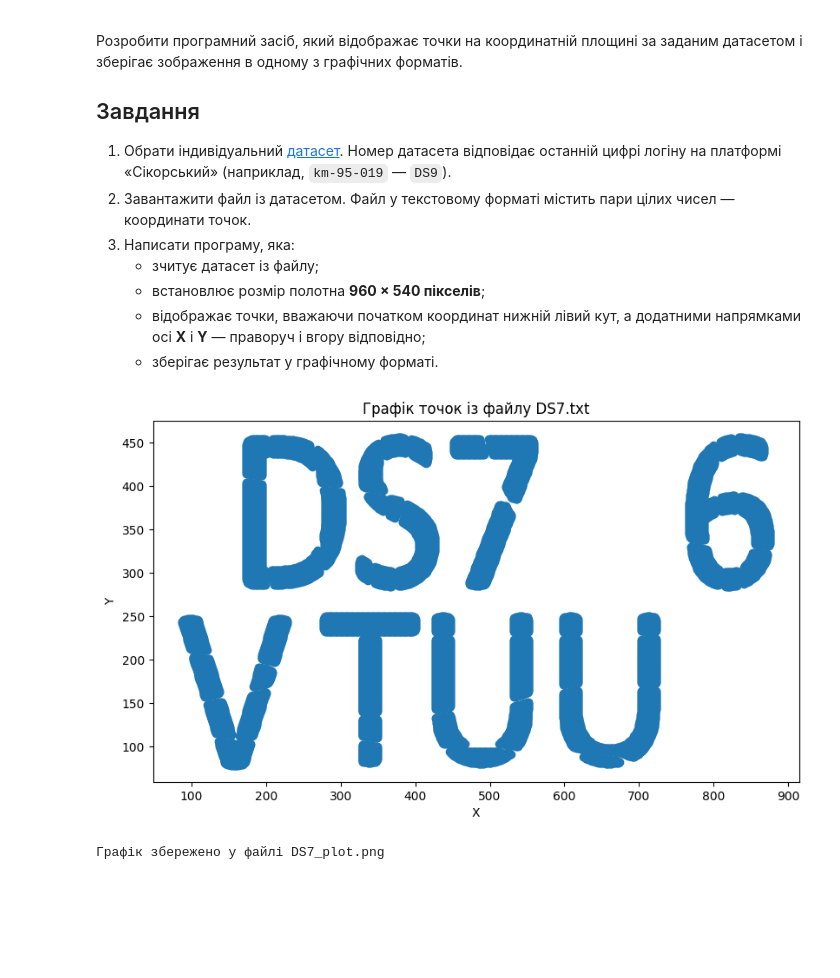
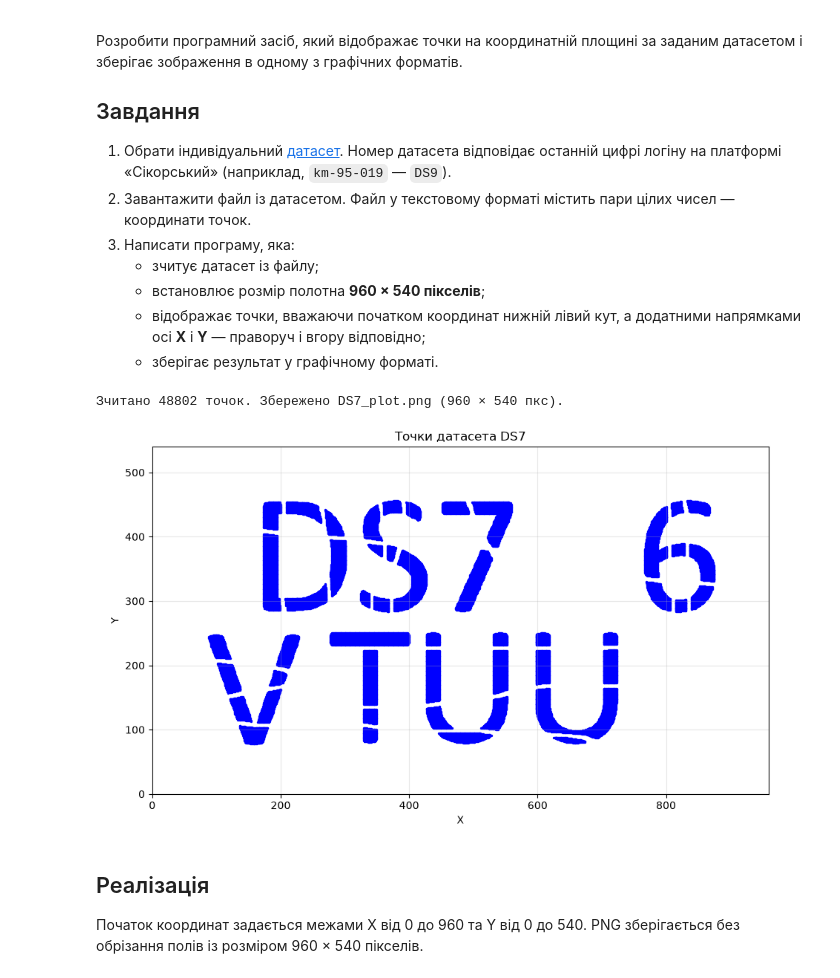
Before and after one commit to vasilbugajcuk164-arch/CGM, a Jupyter notebook: лабораторна робота 2/lab.ipynb, the cells around one changed output. Drawn from its saved outputs; the diff is of its cells as text; code cells hidden in the pictures; blank space fills up the shorter version.

```diff
--- a/лабораторна робота 2/lab.ipynb
+++ b/лабораторна робота 2/lab.ipynb
@@ -19,24 +19,40 @@
     - встановлює розмір полотна **960 × 540 пікселів**;
     - відображає точки, вважаючи початком координат нижній лівий кут, а додатними напрямками осі **X** і **Y** — праворуч і вгору відповідно;
     - зберігає результат у графічному форматі.
-# %%
-#бібліотеки
-import matplotlib.pyplot as plt
-#зчитання датасет із файлу
-with open('DS7.txt', 'r') as f:
-    data = f.read().splitlines()
-
-'''графік  розмір полотна **960 × 540 пікселів**;
-відображає точки, вважаючи початком координат нижній лівий кут, а додатними напрямками осі **X** і **Y** — праворуч і вгору відповідно;
-зберігає результат у графічному форматі.'''
-plt.figure(figsize=(9.6, 5.4))
-plt.plot([float(i.split()[0]) for i in data], [float(i.split()[1]) for i in data], 'o')
-plt.xlabel('X')
-plt.ylabel('Y')
-plt.title('Графік точок із файлу DS7.txt')
-plt.savefig('DS7_plot.png')
-plt.show()
-print("Графік збережено у файлі DS7_plot.png")
-# %% [output]
-[figure, removed]
-Графік збережено у файлі DS7_plot.png
+# %%
+from pathlib import Path
+import math
+import matplotlib.pyplot as plt
+
+# Підтримуємо запуск із папки лабораторної або кореня репозиторію.
+root = Path.cwd()
+if not (root / "лабораторна робота 2").is_dir():
+    root = root.parent
+
+input_path = root / "лабораторна робота 2" / "DS7.txt"
+output_path = input_path.parent / "DS7_plot.png"
+points = []
+with input_path.open(encoding="utf-8") as file:
+    for line in file:
+        if line.strip() and not line.lstrip().startswith("#"):
+            x, y = map(float, line.split())
+            points.append((x, y))
+
+fig, ax = plt.subplots(figsize=(9.6, 5.4), dpi=100, layout="constrained")
+ax.scatter([x for x, y in points], [y for x, y in points], s=2, color="blue")
+ax.set(xlim=(0, 960), ylim=(0, 540), xlabel="X", ylabel="Y",
+       title="Точки датасета DS7")
+ax.set_aspect("equal", adjustable="box")
+ax.grid(True, alpha=0.3)
+fig.savefig(output_path, dpi=100)
+plt.show()
+print(f"Зчитано {len(points)} точок. Збережено {output_path.name} (960 × 540 пкс).")
+# %% [output]
+Зчитано 48802 точок. Збережено DS7_plot.png (960 × 540 пкс).
+[figure, added]
+# %% [markdown]
+
+
+## Реалізація
+
+Початок координат задається межами X від 0 до 960 та Y від 0 до 540. PNG зберігається без обрізання полів із розміром 960 × 540 пікселів.
```
Also changed, not shown: 11 other files.
